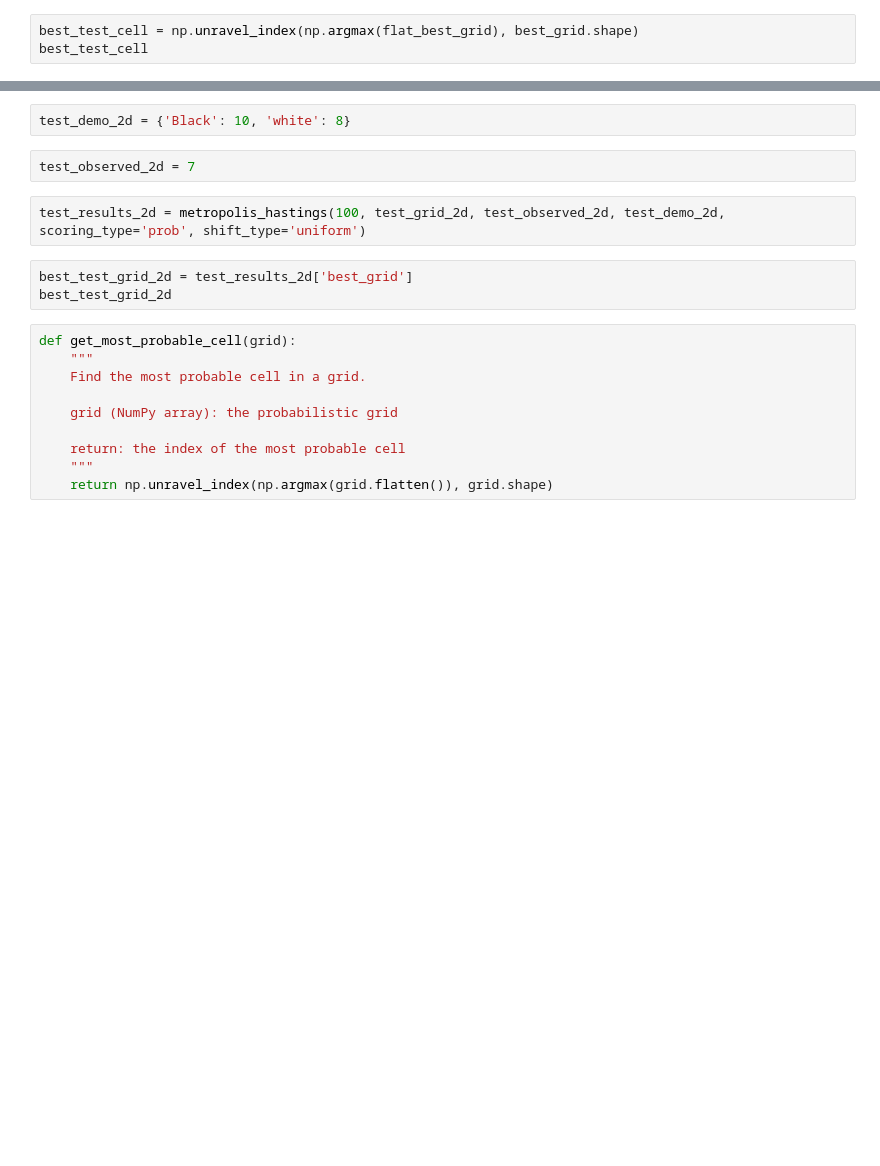
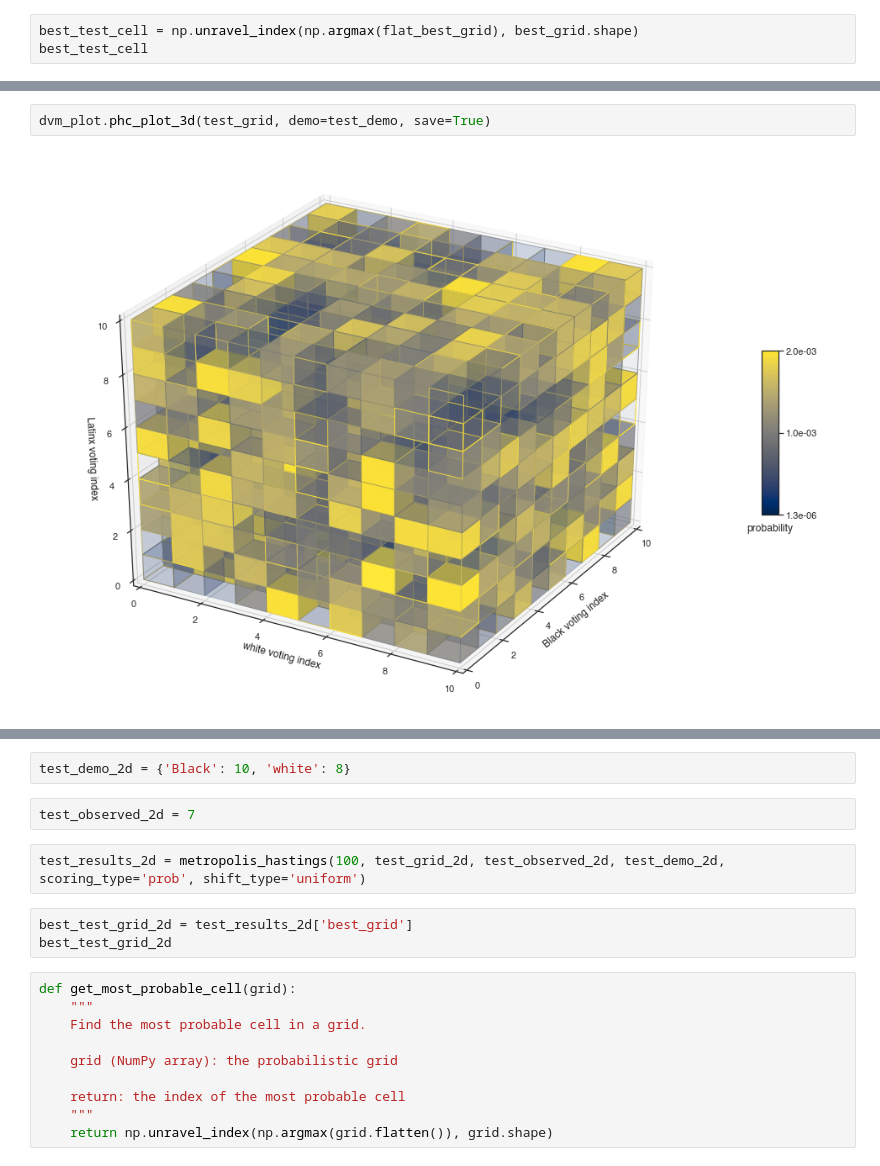
Before and after one commit to hangulu/thesis, a Jupyter notebook: code/main.ipynb, the cells around one changed output, grey strips where cells are left out. Cells and saved outputs as stored; diff of their text form; blank space fills up the shorter version.

```diff
--- a/code/main.ipynb
+++ b/code/main.ipynb
@@ -260,0 +219,4 @@ test_grid_2d
+# %%
+dvm_plot.phc_plot_3d(test_grid, demo=test_demo, save=True)
+# %% [output]
+[figure, added]
```
Also changed, not shown: parts of 22 cells of this notebook.
